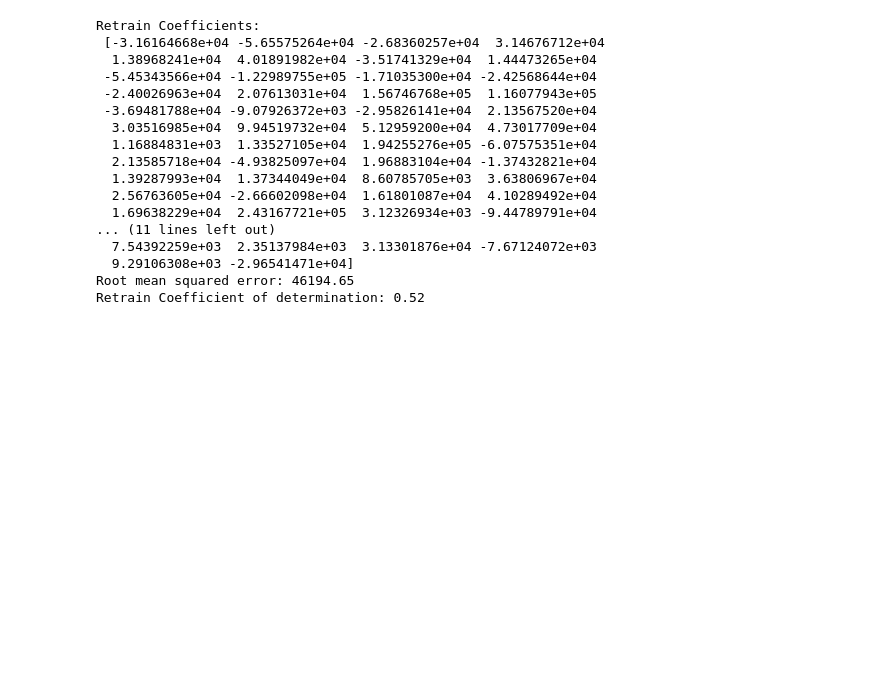
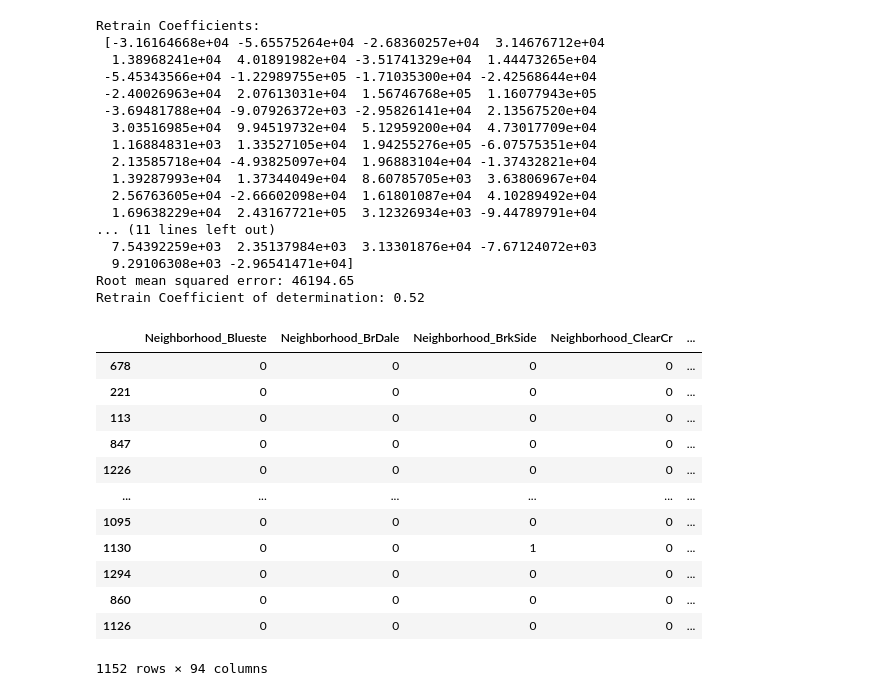
Before and after one commit to kaceejian/Builder_House_Price_Prediction, a Jupyter notebook: Starter_Code_4.ipynb, the cells around one changed output. Cells and saved outputs as stored; diff of their text form; code cells hidden in the pictures; blank space fills up the shorter version.

```diff
--- a/Starter_Code_4.ipynb
+++ b/Starter_Code_4.ipynb
@@ -874,4 +874,20 @@ Root mean squared error: 46194.65
 Retrain Coefficient of determination: 0.52
 # %%
 # input random number set for the top 10
+
+X_train[retrain_columns]
+# %% [output]
+|  | Neighborhood_Blueste | Neighborhood_BrDale | Neighborhood_BrkSide | Neighborhood_ClearCr | ... |
+| 678 | 0 | 0 | 0 | 0 | ... |
+| 221 | 0 | 0 | 0 | 0 | ... |
+| 113 | 0 | 0 | 0 | 0 | ... |
+| 847 | 0 | 0 | 0 | 0 | ... |
+| 1226 | 0 | 0 | 0 | 0 | ... |
+| ... | ... | ... | ... | ... | ... |
+| 1095 | 0 | 0 | 0 | 0 | ... |
+| 1130 | 0 | 0 | 1 | 0 | ... |
+| 1294 | 0 | 0 | 0 | 0 | ... |
+| 860 | 0 | 0 | 0 | 0 | ... |
+| 1126 | 0 | 0 | 0 | 0 | ... |
+1152 rows × 94 columns
 # %%
```
Also changed, not shown: parts of 1 cell of this notebook, 1 other file.
